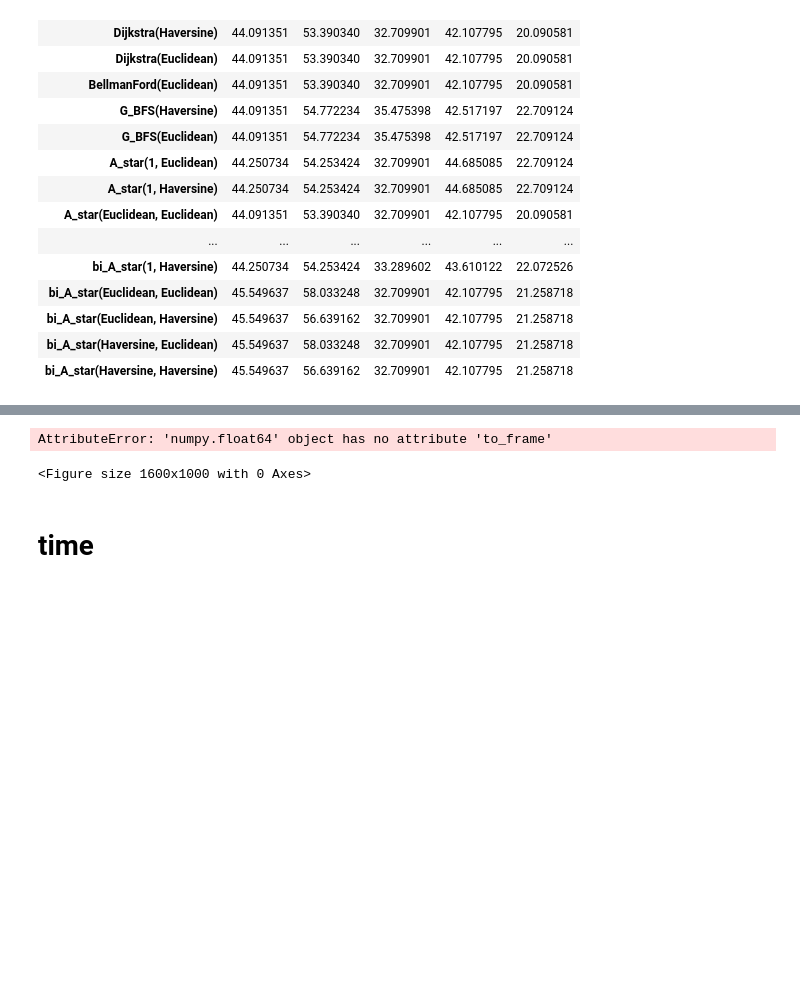
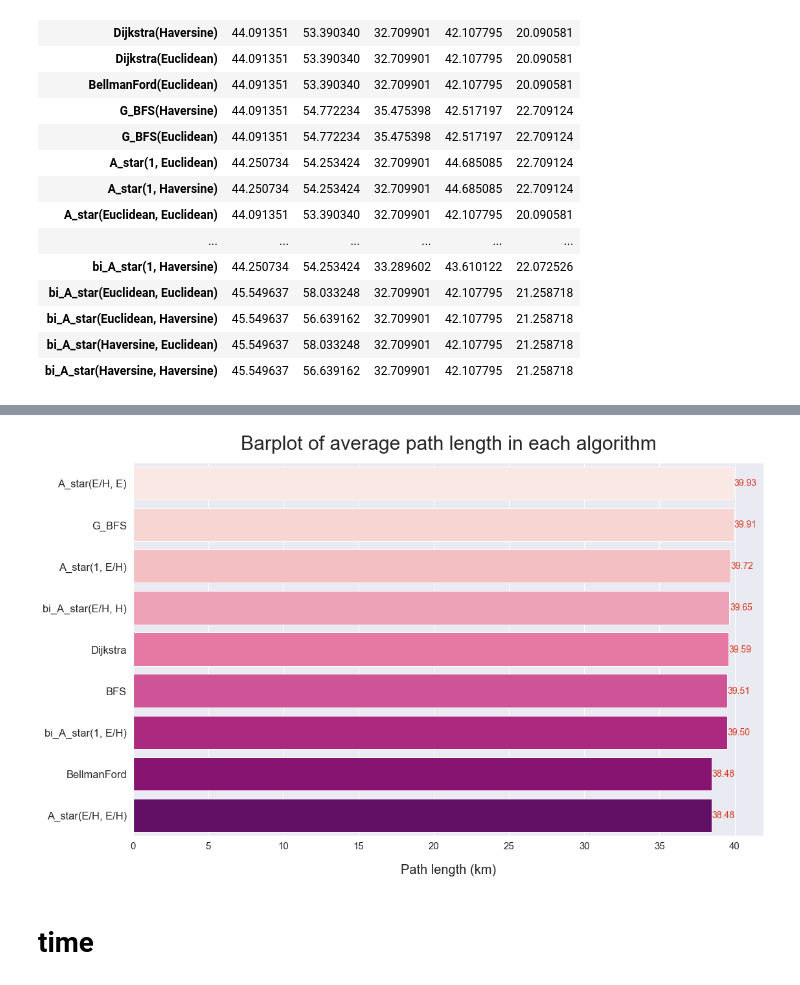
Before and after one commit to SustechSTA303/STA303-Assignment03, a Jupyter notebook: myWork/analysis&plot.ipynb, the cells around one changed output, grey strips where cells are left out. Saved outputs shown, nothing was run; the diff lists cells and outputs as text; code cells hidden in the pictures; blank space fills up the shorter version.

```diff
--- a/myWork/analysis&plot.ipynb
+++ b/myWork/analysis&plot.ipynb
@@ -85,5 +85,4 @@ plt.savefig("present/pathLen.svg")
 # %%
-
 fig = plt.figure(figsize=(16, 10))
 sns.set(font_scale=1.5)
 
@@ -99,51 +98,52 @@ mean_data = (
                 "G_BFS(Haversine)",
                 "A_star(1, Euclidean)",
                 "A_star(Euclidean, Euclidean)",
-                "A_star(Haversine, Euclidean)",
                 "bi_A_star(1, Haversine)",
+                "bi_A_star(Haversine, Euclidean)",
                 "bi_A_star(Euclidean, Haversine)",
             ]
         ]
     )
     .to_frame()
     .T
 )
 mean_data.rename(
     columns={
         "Dijkstra(1)": "Dijkstra",
         "BellmanFord(Euclidean)": "BellmanFord",
         "G_BFS(Haversine)": "G_BFS",
         "A_star(1, Euclidean)": "A_star(1, E/H)",
-        "A_star(Euclidean, Euclidean)": "A_star(Euclidean, E/H)",
-        "A_star(Haversine, Euclidean)": "A_star(Haversine, E/H)",
-        "bi_A_star(1, Haversine)":"bi_A_star(1, E/H)",
-        "bi_A_star(Euclidean, Haversine)":"bi_A_star(E/H, E/H)",
+        "A_star(Euclidean, Euclidean)": "A_star(E/H, E/H)",
+        "bi_A_star(Haversine, Euclidean)": "A_star(E/H, E)",
+        "bi_A_star(1, Haversine)": "bi_A_star(1, E/H)",
+        "bi_A_star(Euclidean, Haversine)": "bi_A_star(E/H, H)",
     },
     inplace=True,
 )
 
 sorted_data = mean_data.sort_values(by=0, axis=1, ascending=False)
-bar = sns.barplot(data=sorted_data, orient="h",palette="RdPu")
+bar = sns.barplot(data=sorted_data, orient="h", palette="RdPu")
 
 # 遍历每个条形
 for p in bar.patches:
     # 获取条形的位置和高度
     x = p.get_x() + p.get_width() + 0.02
-    y = p.get_y() + p.get_height()/2
+    y = p.get_y() + p.get_height() / 2
 
     # 在适当的位置添加文本
-    bar.text(x, y, '{:.2f}'.format(p.get_width()), va='center',color='#d8351a',fontsize = 14)
+    bar.text(
+        x, y, "{:.2f}".format(p.get_width()), va="center", color="#d8351a", fontsize=14
+    )
 
 plt.title("Barplot of average path length in each algorithm", fontsize=30, pad=20)
 plt.xticks(fontsize=15)
-plt.xlabel("Path length (km)",fontsize=20, labelpad=20)
+plt.xlabel("Path length (km)", fontsize=20, labelpad=20)
 plt.tight_layout()
 plt.show()
 
 fig.savefig("present/pathLen2.svg")
 # %% [output]
-AttributeError: 'numpy.float64' object has no attribute 'to_frame'
-<Figure size 1600x1000 with 0 Axes>
+[figure, added]
 # %% [markdown]
 # time
 # %%
```
Also changed, not shown: parts of 7 cells of this notebook, 8 other files.
